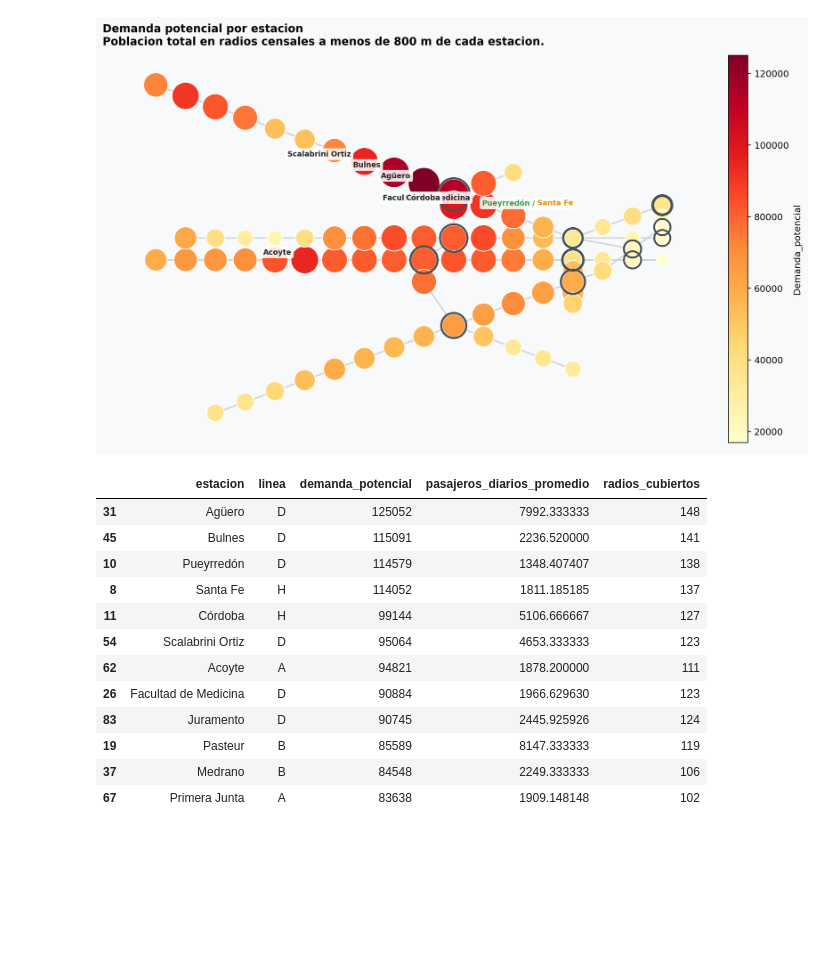
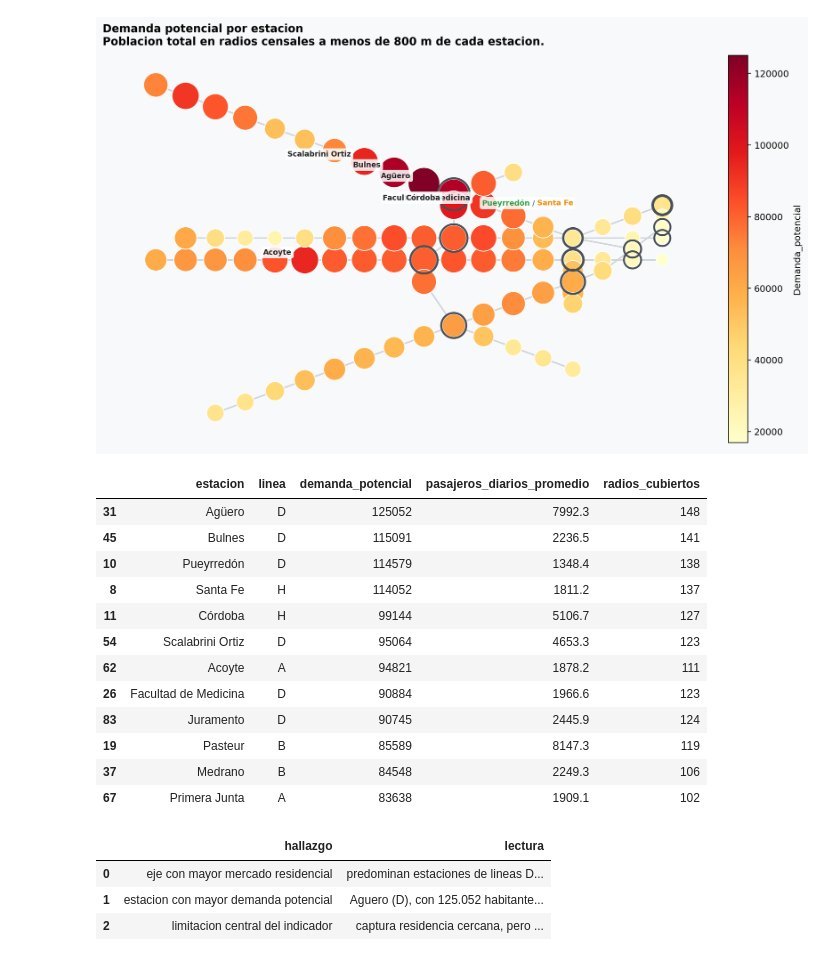
Before and after one commit to jicanta/subway, a Jupyter notebook: analisis_mercado_y_atraccion_subte_caba.ipynb, the cells around one changed output. Cells and saved outputs as stored; diff of their text form; code cells hidden in the pictures; blank space fills up the shorter version.

```diff
--- a/analisis_mercado_y_atraccion_subte_caba.ipynb
+++ b/analisis_mercado_y_atraccion_subte_caba.ipynb
@@ -83,18 +92,40 @@ display(Image(filename=str(FIGURES_DIR / 'demanda_potencial_por_estacion.png')))
 # %% [output]
 [figure]
 # %%
-top_demand
+top_demand.assign(pasajeros_diarios_promedio=lambda df: df['pasajeros_diarios_promedio'].round(1))
 # %% [output]
 |  | estacion | linea | demanda_potencial | pasajeros_diarios_promedio | radios_cubiertos |
-| 31 | Agüero | D | 125052 | 7992.333333 | 148 |
-| 45 | Bulnes | D | 115091 | 2236.520000 | 141 |
-| 10 | Pueyrredón | D | 114579 | 1348.407407 | 138 |
-| 8 | Santa Fe | H | 114052 | 1811.185185 | 137 |
-| 11 | Córdoba | H | 99144 | 5106.666667 | 127 |
-| 54 | Scalabrini Ortiz | D | 95064 | 4653.333333 | 123 |
-| 62 | Acoyte | A | 94821 | 1878.200000 | 111 |
-| 26 | Facultad de Medicina | D | 90884 | 1966.629630 | 123 |
-| 83 | Juramento | D | 90745 | 2445.925926 | 124 |
-| 19 | Pasteur | B | 85589 | 8147.333333 | 119 |
-| 37 | Medrano | B | 84548 | 2249.333333 | 106 |
-| 67 | Primera Junta | A | 83638 | 1909.148148 | 102 |
+| 31 | Agüero | D | 125052 | 7992.3 | 148 |
+| 45 | Bulnes | D | 115091 | 2236.5 | 141 |
+| 10 | Pueyrredón | D | 114579 | 1348.4 | 138 |
+| 8 | Santa Fe | H | 114052 | 1811.2 | 137 |
+| 11 | Córdoba | H | 99144 | 5106.7 | 127 |
+| 54 | Scalabrini Ortiz | D | 95064 | 4653.3 | 123 |
+| 62 | Acoyte | A | 94821 | 1878.2 | 111 |
+| 26 | Facultad de Medicina | D | 90884 | 1966.6 | 123 |
+| 83 | Juramento | D | 90745 | 2445.9 | 124 |
+| 19 | Pasteur | B | 85589 | 8147.3 | 119 |
+| 37 | Medrano | B | 84548 | 2249.3 | 106 |
+| 67 | Primera Junta | A | 83638 | 1909.1 | 102 |
+# %%
+pd.DataFrame(
+    [
+        {
+            'hallazgo': 'eje con mayor mercado residencial',
+            'lectura': 'predominan estaciones de lineas D y H entre los primeros puestos',
+        },
+        {
+            'hallazgo': 'estacion con mayor demanda potencial',
+            'lectura': 'Aguero (D), con 125.052 habitantes en radios a menos de 800 m',
+        },
+        {
+            'hallazgo': 'limitacion central del indicador',
+            'lectura': 'captura residencia cercana, pero no viajes de transbordo ni atraccion laboral/comercial',
+        },
+    ]
+)
+# %% [output]
+|  | hallazgo | lectura |
+| 0 | eje con mayor mercado residencial | predominan estaciones de lineas D... |
+| 1 | estacion con mayor demanda potencial | Aguero (D), con 125.052 habitante... |
+| 2 | limitacion central del indicador | captura residencia cercana, pero ... |
```
Also changed, not shown: parts of 23 cells of this notebook, 4 other files.
